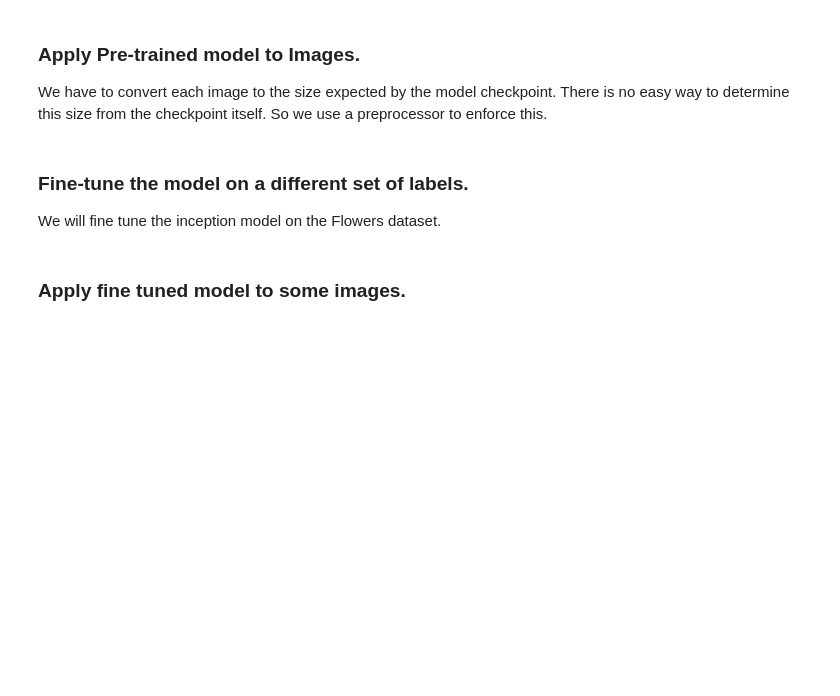
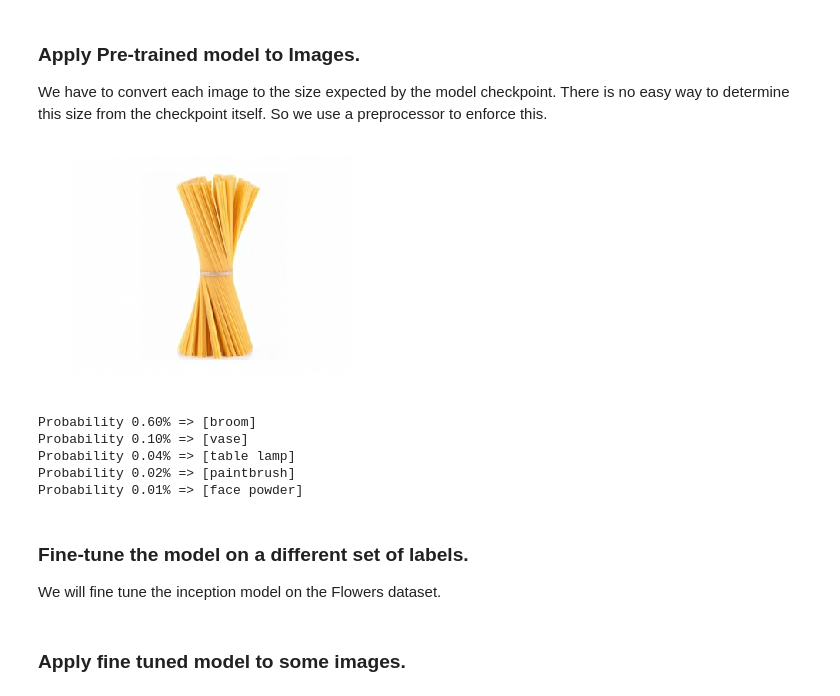
Before and after one commit to nsckir/groceries-classification, a Jupyter notebook: src/slim/slim_walkthough.ipynb, the cells around one changed output. Saved outputs shown, nothing was run; the diff lists cells and outputs as text; code cells hidden in the pictures; blank space fills up the shorter version.

Commit message:
slim notebook changes

```diff
--- a/src/slim/slim_walkthough.ipynb
+++ b/src/slim/slim_walkthough.ipynb
@@ -144,7 +171,7 @@ def convert_data_to_tensors(x, y):
     return inputs, outputs
 # %%
 # The following snippet trains the regression model using a sum_of_squares loss.
-ckpt_dir = '/tmp/regression_model/'
+ckpt_dir = '/tmp/regression_model/3/'
 
 with tf.Graph().as_default():
     tf.logging.set_verbosity(tf.logging.INFO)
@@ -155,10 +182,10 @@ with tf.Graph().as_default():
     predictions, nodes = regression_model(inputs, is_training=True)
 
     # Add the loss function to the graph.
-    loss = slim.losses.sum_of_squares(predictions, targets)
+    loss = tf.losses.mean_squared_error(predictions, targets)
 
     # The total loss is the uers's loss plus any regularization losses.
-    total_loss = slim.losses.get_total_loss()
+    total_loss = tf.losses.get_total_loss()
 
     # Specify the optimizer and create the train op:
     optimizer = tf.train.AdamOptimizer(learning_rate=0.005)
@@ -168,7 +195,7 @@ with tf.Graph().as_default():
     final_loss = slim.learning.train(
         train_op,
         logdir=ckpt_dir,
-        number_of_steps=5000,
+        number_of_steps=15000,
         save_summaries_secs=5,
         log_every_n_steps=500)
 
@@ -307,14 +360,15 @@ if not tf.gfile.Exists(flowers_data_dir):
 dataset_utils.download_and_uncompress_tarball(url, flowers_data_dir)
 # %% [markdown]
 ### Display some of the data.
+# %%
+from datasets import flowers
+from datasets import scoodit_178
+data_dir = '/home/kiril/PycharmProjects/scoodit_image_classification/data/processed/scoodit_178/'
 # %%
-from datasets import flowers
-import tensorflow as tf
-
 slim = tf.contrib.slim
-
+ds = scoodit_178
 with tf.Graph().as_default():
-    dataset = flowers.get_split('train', flowers_data_dir)
+    dataset = ds.get_split('train', data_dir)
     data_provider = slim.dataset_data_provider.DatasetDataProvider(
         dataset, common_queue_capacity=32, common_queue_min=1)
     image, label = data_provider.get(['image', 'label'])
@@ -328,7 +382,7 @@ with tf.Graph().as_default():
 
                 plt.figure()
                 plt.imshow(np_image)
-                plt.title('%s, %d x %d' % (name, height, width))
+                plt.title('%d:%s, %d x %d' % (np_label,name, height, width))
                 plt.axis('off')
                 plt.show()
 # %% [markdown]
@@ -505,13 +536,13 @@ Finished training. Final batch loss 2996
 As we discussed above, we can compute various metrics besides the loss.
 Below we show how to compute prediction accuracy of the trained model, as well as top-5 classification accuracy. (The difference between evaluation and evaluation_loop is that the latter writes the results to a log directory, so they can be viewed in tensorboard.)
 # %%
-from datasets import scoodit_178
-
+from datasets import scoodit_178_test_snaps
+scoodit_178_data_dir = '/home/kiril/PycharmProjects/scoodit_image_classification/data/processed/scoodit_178_test_snaps'
 # This might take a few minutes.
 with tf.Graph().as_default():
     tf.logging.set_verbosity(tf.logging.DEBUG)
 
-    dataset = scoodit_178.get_split('train', scoodit_178_data_dir)
+    dataset = scoodit_178_test_snaps.get_split('validation', scoodit_178_data_dir)
     images, _, labels = load_batch(dataset)
 
     logits = my_cnn(images, num_classes=dataset.num_classes, is_training=False)
@@ -520,7 +551,7 @@ with tf.Graph().as_default():
     # Define the metrics:
     names_to_values, names_to_updates = slim.metrics.aggregate_metric_map({
         'eval/Accuracy': slim.metrics.streaming_accuracy(predictions, labels),
-        'eval/Recall@5': slim.metrics.streaming_recall_at_k(logits, labels, 5),
+        'eval/Recall_5': slim.metrics.streaming_recall_at_k(logits, labels, 5),
     })
 
     print('Running evaluation Loop...')
@@ -579,36 +626,43 @@ batch_size = 3
 image_size = inception.inception_v1.default_image_size
 
 with tf.Graph().as_default():
-    url = 'https://upload.wikimedia.org/wikipedia/commons/7/70/EnglishCockerSpaniel_simon.jpg'
+    url = 'http://images.ichkoche.at/data/image/variations/365x283/4/spaghetti-rezepte-img-37743.jpg'
     image_string = urllib2.urlopen(url).read()
     image = tf.image.decode_jpeg(image_string, channels=3)
     processed_image = inception_preprocessing.preprocess_image(image, image_size, image_size, is_training=False)
     processed_images  = tf.expand_dims(processed_image, 0)
 
     # Create the model, use the default arg scope to configure the batch norm parameters.
     with slim.arg_scope(inception.inception_v1_arg_scope()):
         logits, _ = inception.inception_v1(processed_images, num_classes=1001, is_training=False)
     probabilities = tf.nn.softmax(logits)
 
     init_fn = slim.assign_from_checkpoint_fn(
         os.path.join(checkpoints_dir, 'inception_v1.ckpt'),
         slim.get_model_variables('InceptionV1'))
 
     with tf.Session() as sess:
         init_fn(sess)
         np_image, probabilities = sess.run([image, probabilities])
         probabilities = probabilities[0, 0:]
         sorted_inds = [i[0] for i in sorted(enumerate(-probabilities), key=lambda x:x[1])]
 
     plt.figure()
     plt.imshow(np_image.astype(np.uint8))
     plt.axis('off')
     plt.show()
 
     names = imagenet.create_readable_names_for_imagenet_labels()
     for i in range(5):
         index = sorted_inds[i]
         print('Probability %0.2f%% => [%s]' % (probabilities[index], names[index]))
+# %% [output]
+[figure, added]
+Probability 0.60% => [broom]
+Probability 0.10% => [vase]
+Probability 0.04% => [table lamp]
+Probability 0.02% => [paintbrush]
+Probability 0.01% => [face powder]
 # %% [markdown]
 ### Fine-tune the model on a different set of labels.
 
```
Also changed, not shown: parts of 11 cells of this notebook, 1 other file.
